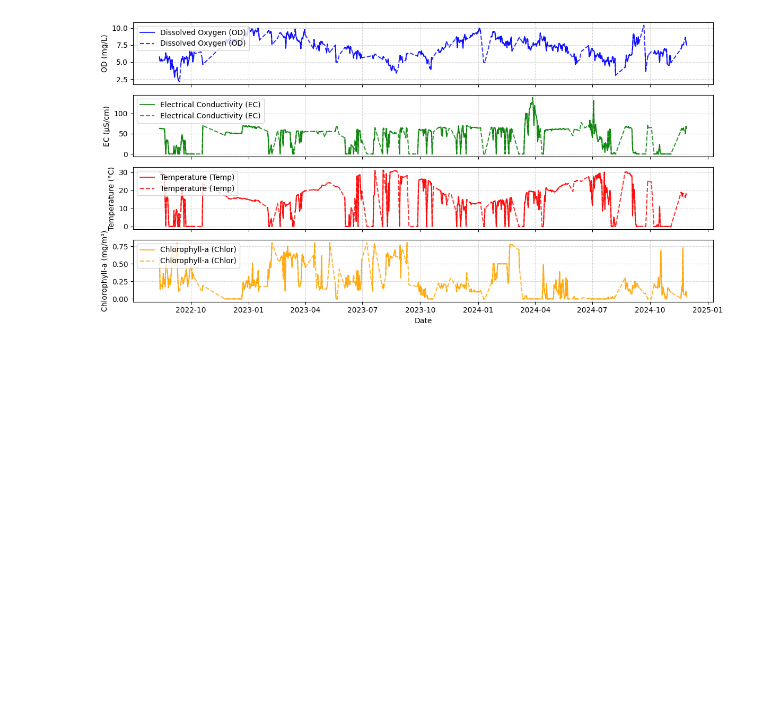
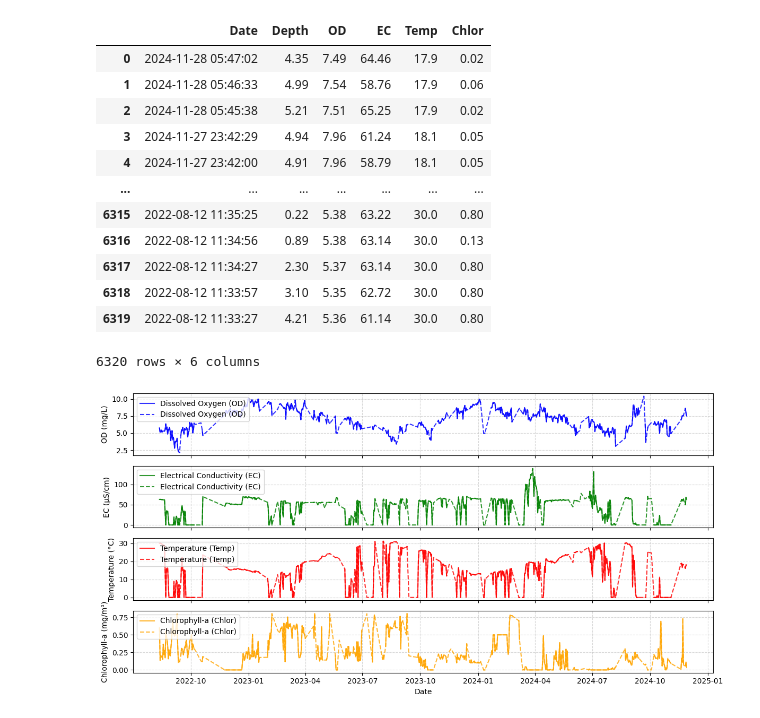
Before and after one commit to Antonio-MI/mar-menor-chl, a Jupyter notebook: DatosBoyasNautilus.ipynb, the cells around one changed output. Drawn from its saved outputs; the diff is of its cells as text; code cells hidden in the pictures; blank space fills up the shorter version.

```diff
--- a/DatosBoyasNautilus.ipynb
+++ b/DatosBoyasNautilus.ipynb
@@ -26,6 +26,22 @@ for sheet_name, df in dataframes.items():
     if 'Time' in df.columns:
         df.rename(columns={'Time': 'Date'}, inplace=True)
         dataframes[sheet_name] = df[["Date", "Depth", "OD", "EC", "Temp", "Chlor"]]
+# %%
+dataframes["Urrutias"]
+# %% [output]
+|  | Date | Depth | OD | EC | Temp | Chlor |
+| 0 | 2024-11-28 05:47:02 | 4.35 | 7.49 | 64.46 | 17.9 | 0.02 |
+| 1 | 2024-11-28 05:46:33 | 4.99 | 7.54 | 58.76 | 17.9 | 0.06 |
+| 2 | 2024-11-28 05:45:38 | 5.21 | 7.51 | 65.25 | 17.9 | 0.02 |
+| 3 | 2024-11-27 23:42:29 | 4.94 | 7.96 | 61.24 | 18.1 | 0.05 |
+| 4 | 2024-11-27 23:42:00 | 4.91 | 7.96 | 58.79 | 18.1 | 0.05 |
+| ... | ... | ... | ... | ... | ... | ... |
+| 6315 | 2022-08-12 11:35:25 | 0.22 | 5.38 | 63.22 | 30.0 | 0.80 |
+| 6316 | 2022-08-12 11:34:56 | 0.89 | 5.38 | 63.14 | 30.0 | 0.13 |
+| 6317 | 2022-08-12 11:34:27 | 2.30 | 5.37 | 63.14 | 30.0 | 0.80 |
+| 6318 | 2022-08-12 11:33:57 | 3.10 | 5.35 | 62.72 | 30.0 | 0.80 |
+| 6319 | 2022-08-12 11:33:27 | 4.21 | 5.36 | 61.14 | 30.0 | 0.80 |
+6320 rows × 6 columns
 # %%
 def remove_outliers(df):
     """Remove outliers from a dataframe using IQR."""
```
Also changed, not shown: 3 other files.
